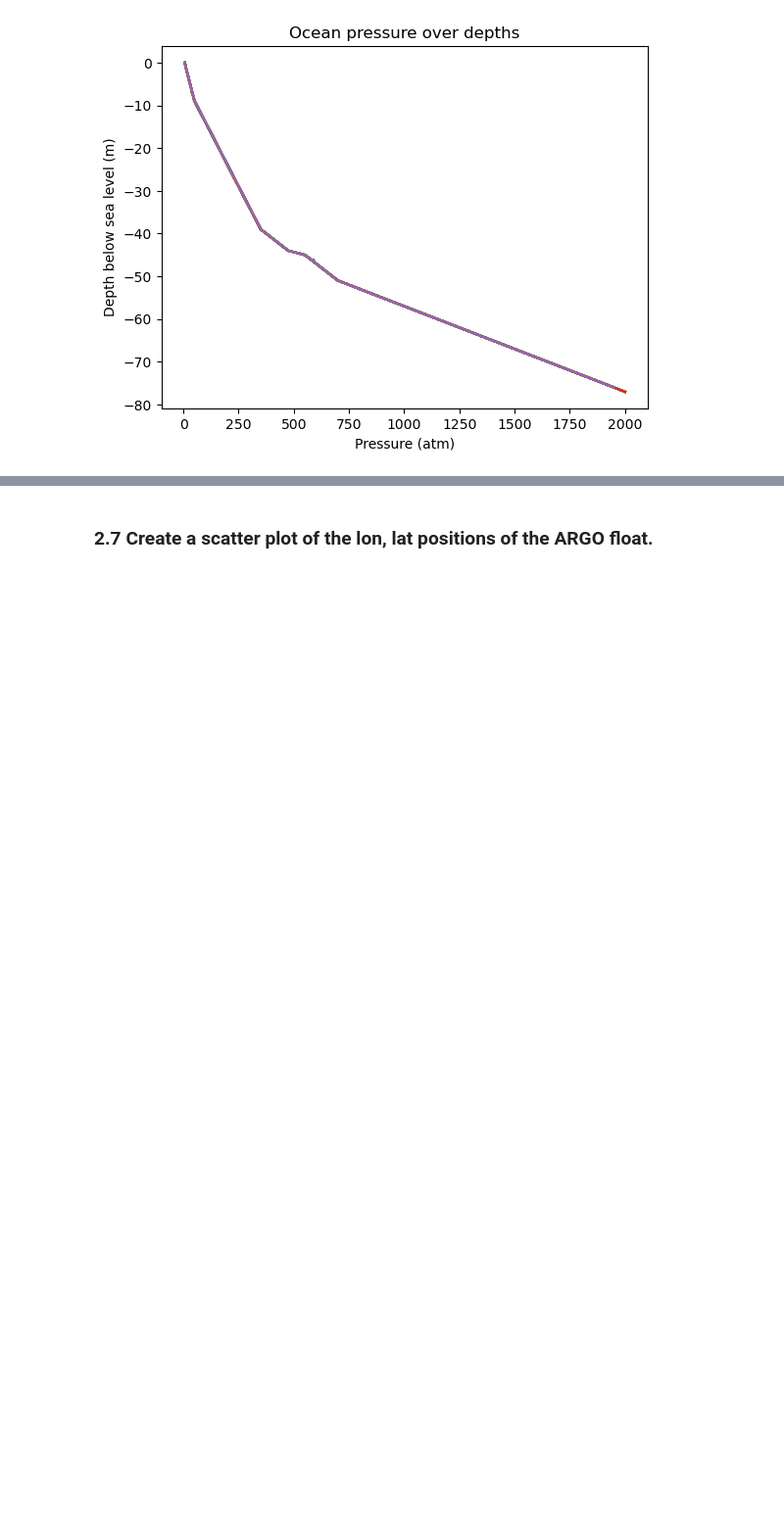
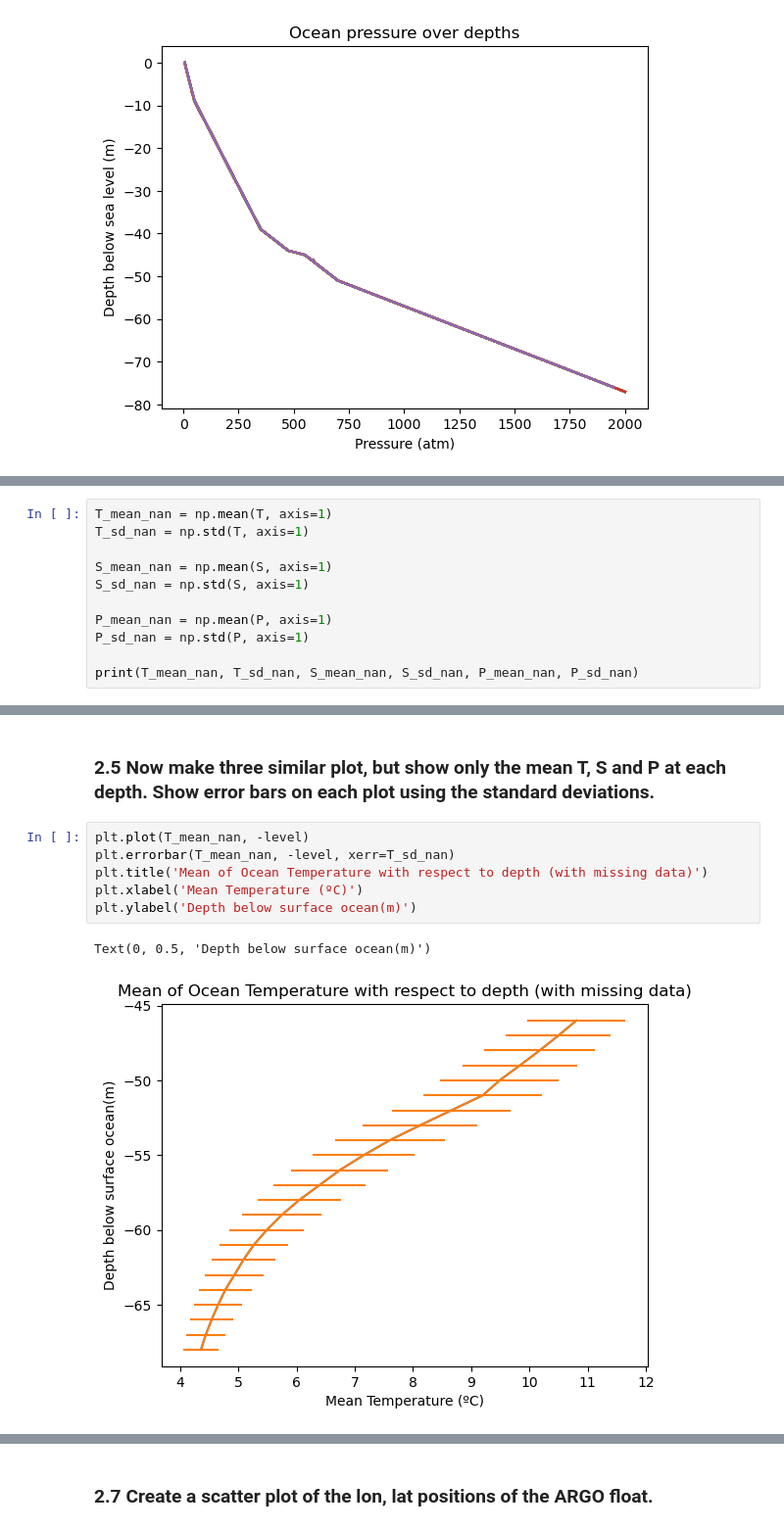
Before and after one commit to AnnaChen04/CES_Assignments, a Jupyter notebook: Assign_3.ipynb, the cells around one changed output, grey strips where cells are left out. Shown: that part at 98% size. Drawn from its saved outputs; the diff is of its cells as text; blank space fills up the shorter version.

```diff
--- a/Assign_3.ipynb
+++ b/Assign_3.ipynb
@@ -164,0 +163,11 @@ Text(0, 0.5, 'Depth below sea level (m)')
+# %%
+T_mean_nan = np.mean(T, axis=1)
+T_sd_nan = np.std(T, axis=1)
+
+S_mean_nan = np.mean(S, axis=1)
+S_sd_nan = np.std(S, axis=1)
+
+P_mean_nan = np.mean(P, axis=1)
+P_sd_nan = np.std(P, axis=1)
+
+print(T_mean_nan, T_sd_nan, S_mean_nan, S_sd_nan, P_mean_nan, P_sd_nan)
@@ -164,0 +192,11 @@ Text(0, 0.5, 'Depth below sea level (m)')
+# %% [markdown]
+### 2.5 Now make three similar plot, but show only the mean T, S and P at each depth. Show error bars on each plot using the standard deviations.
+# %%
+plt.plot(T_mean_nan, -level)
+plt.errorbar(T_mean_nan, -level, xerr=T_sd_nan)
+plt.title('Mean of Ocean Temperature with respect to depth (with missing data)')
+plt.xlabel('Mean Temperature (ºC)')
+plt.ylabel('Depth below surface ocean(m)')
+# %% [output]
+Text(0, 0.5, 'Depth below surface ocean(m)')
+[figure, added]
```
Also changed, not shown: parts of 9 cells of this notebook.
